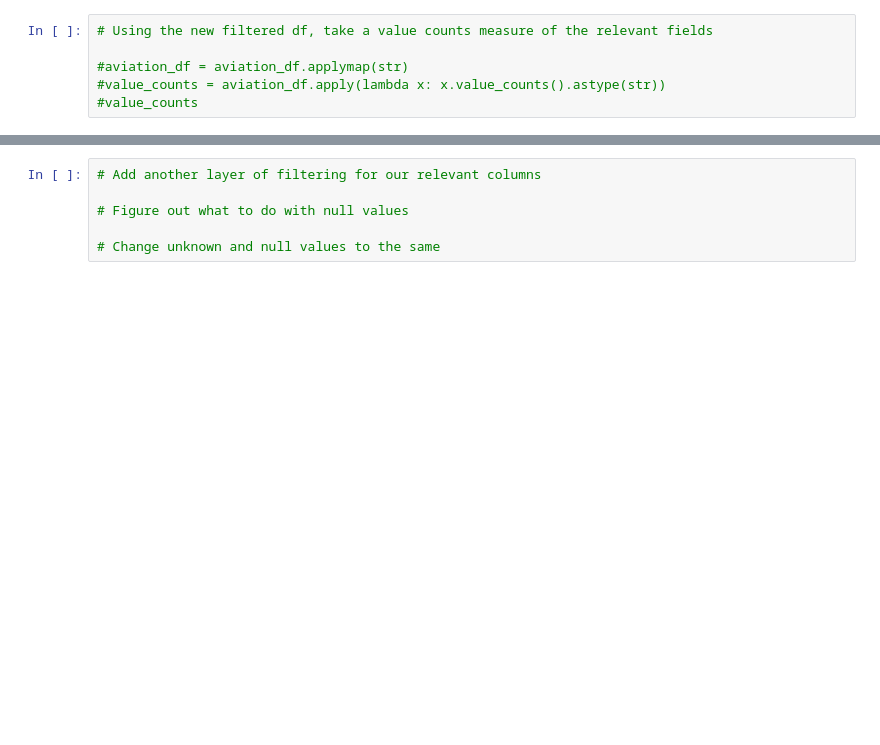
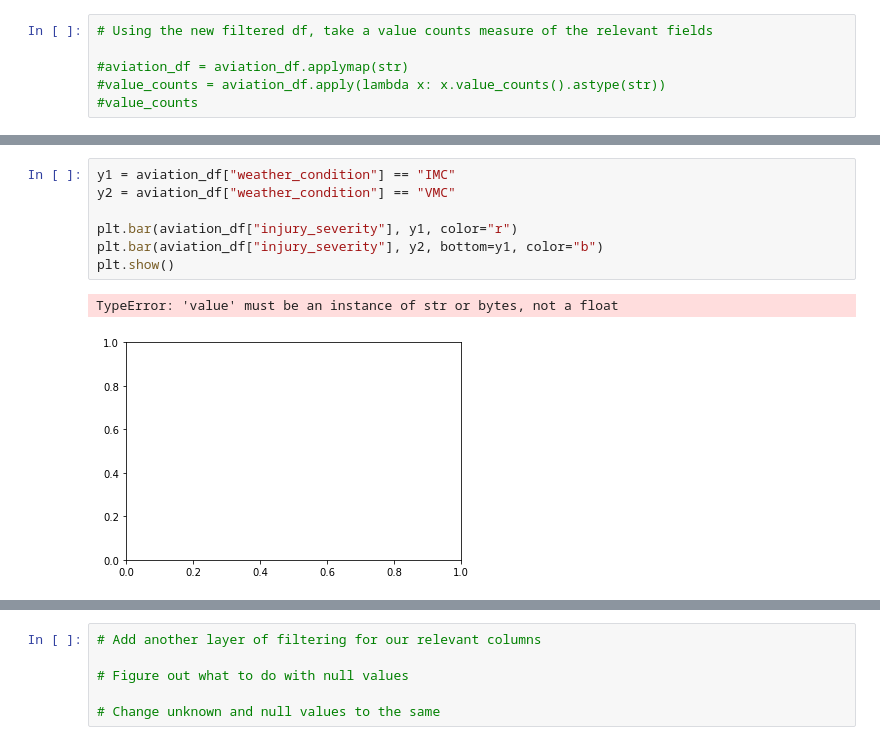
Before and after one commit to dangrosen/Aviation_Project, a Jupyter notebook: aviation_division_kp.ipynb, the cells around one changed output, grey strips where cells are left out. Drawn from its saved outputs; the diff is of its cells as text; blank space fills up the shorter version.

```diff
--- a/aviation_division_kp.ipynb
+++ b/aviation_division_kp.ipynb
@@ -254,3 +388,13 @@ make_dict
+# %%
+y1 = aviation_df["weather_condition"] == "IMC"
+y2 = aviation_df["weather_condition"] == "VMC"
+
+plt.bar(aviation_df["injury_severity"], y1, color="r")
+plt.bar(aviation_df["injury_severity"], y2, bottom=y1, color="b")
+plt.show()
+# %% [output]
+TypeError: 'value' must be an instance of str or bytes, not a float
+[figure, added]
 # %%
 accidents_by_make_fig, accidents_by_make_axes = plt.subplots(nrows=1, ncols=2, figsize=(10, 4))
 
```
Also changed, not shown: parts of 11 cells of this notebook.
